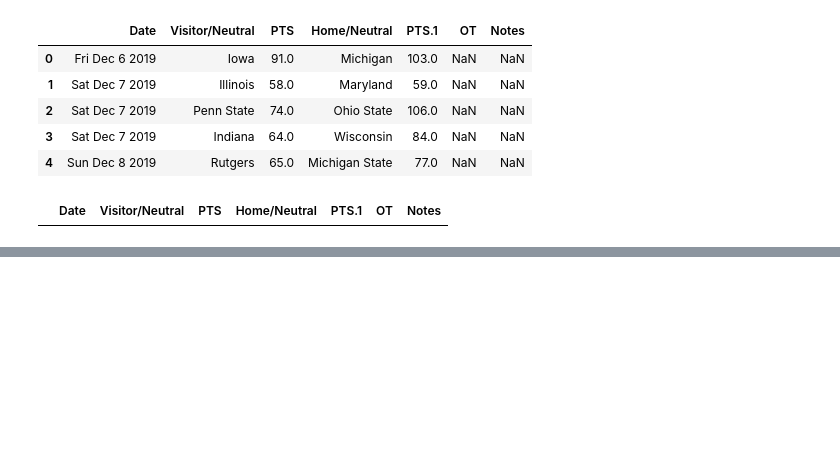
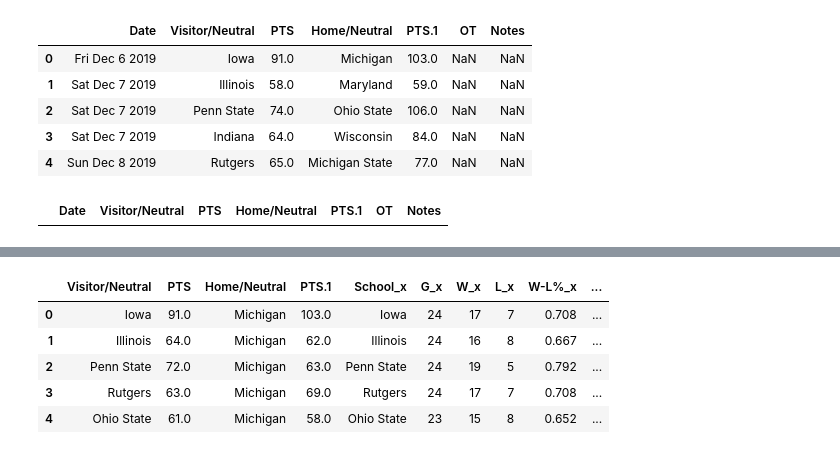
Before and after one commit to pkr5025/College-Basketball-Predictions, a Jupyter notebook: Working Notebook.ipynb, the cells around one changed output, grey strips where cells are left out. Drawn from its saved outputs; the diff is of its cells as text; code cells hidden in the pictures; blank space fills up the shorter version.

```diff
--- a/Working Notebook.ipynb
+++ b/Working Notebook.ipynb
@@ -68,0 +101,10 @@ schedule_df.drop(['Date','Notes', 'OT'], axis=1, inplace=True)
+# %%
+Schedule_and_stats = pd.merge(combine, df, left_on = 'Home/Neutral', right_on = 'School')
+Schedule_and_stats.head()
+# %% [output]
+|  | Visitor/Neutral | PTS | Home/Neutral | PTS.1 | School_x | G_x | W_x | L_x | W-L%_x | ... |
+| 0 | Iowa | 91.0 | Michigan | 103.0 | Iowa | 24 | 17 | 7 | 0.708 | ... |
+| 1 | Illinois | 64.0 | Michigan | 62.0 | Illinois | 24 | 16 | 8 | 0.667 | ... |
+| 2 | Penn State | 72.0 | Michigan | 63.0 | Penn State | 24 | 19 | 5 | 0.792 | ... |
+| 3 | Rutgers | 63.0 | Michigan | 69.0 | Rutgers | 24 | 17 | 7 | 0.708 | ... |
+| 4 | Ohio State | 61.0 | Michigan | 58.0 | Ohio State | 23 | 15 | 8 | 0.652 | ... |
```
Also changed, not shown: parts of 4 cells of this notebook.
